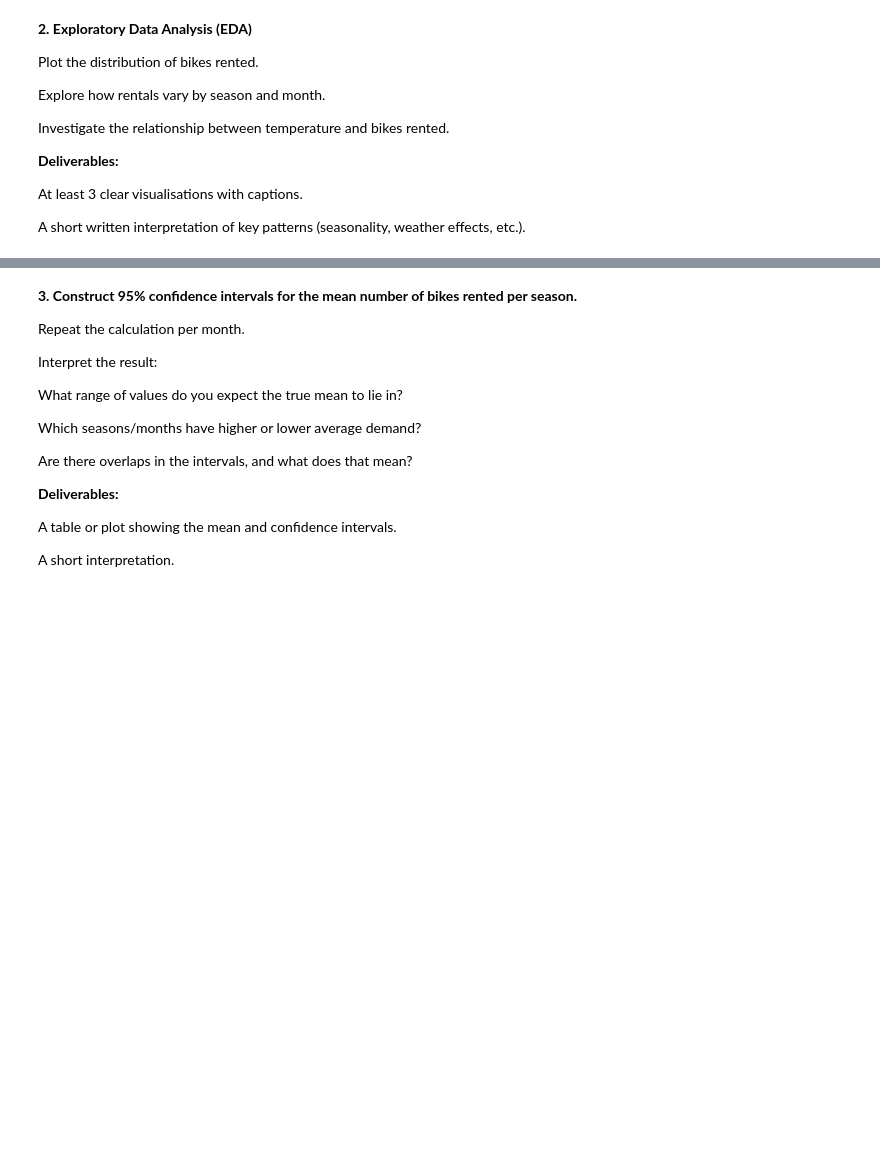
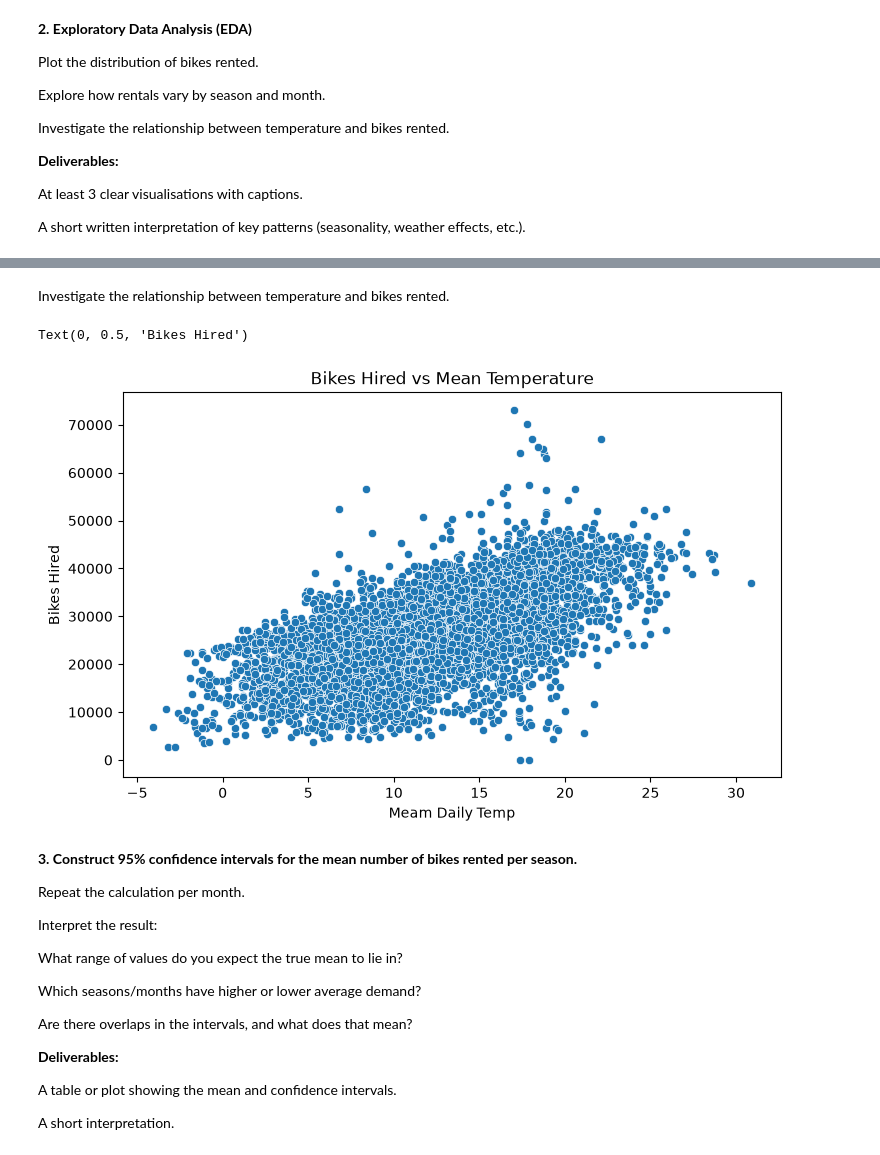
Before and after one commit to Brennan-Chan/Analytics-Through-Coding-AUT_26, a Jupyter notebook: Session_3/Group_Project.ipynb, the cells around one changed output, grey strips where cells are left out. Saved outputs shown, nothing was run; the diff lists cells and outputs as text; code cells hidden in the pictures; blank space fills up the shorter version.

```diff
--- a/Session_3/Group_Project.ipynb
+++ b/Session_3/Group_Project.ipynb
@@ -174,3 +198,20 @@ A short written interpretation of key patterns (seasonality, weather effects, et
+# %% [markdown]
+Investigate the relationship between temperature and bikes rented.
+# %%
+plt.figure(figsize=(8.5,5))
+
+sns.scatterplot(
+    data=bikes,
+    x="mean_temp",
+    y="bikes_hired"
+)
+
+plt.title("Bikes Hired vs Mean Temperature")
+plt.xlabel("Meam Daily Temp")
+plt.ylabel("Bikes Hired")
+# %% [output]
+Text(0, 0.5, 'Bikes Hired')
+[figure, added]
 # %% [markdown]
 **3. Construct 95% confidence intervals for the mean number of bikes rented per season.**
 
```
Also changed, not shown: parts of 14 cells of this notebook.
